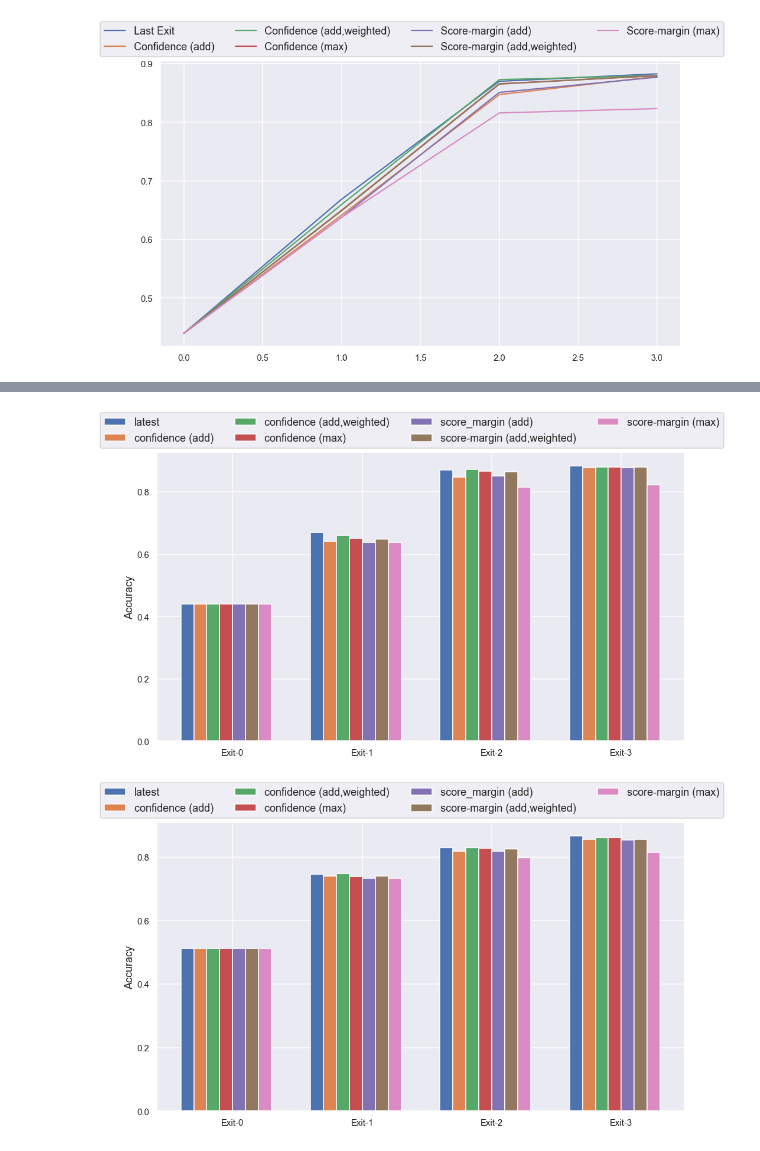
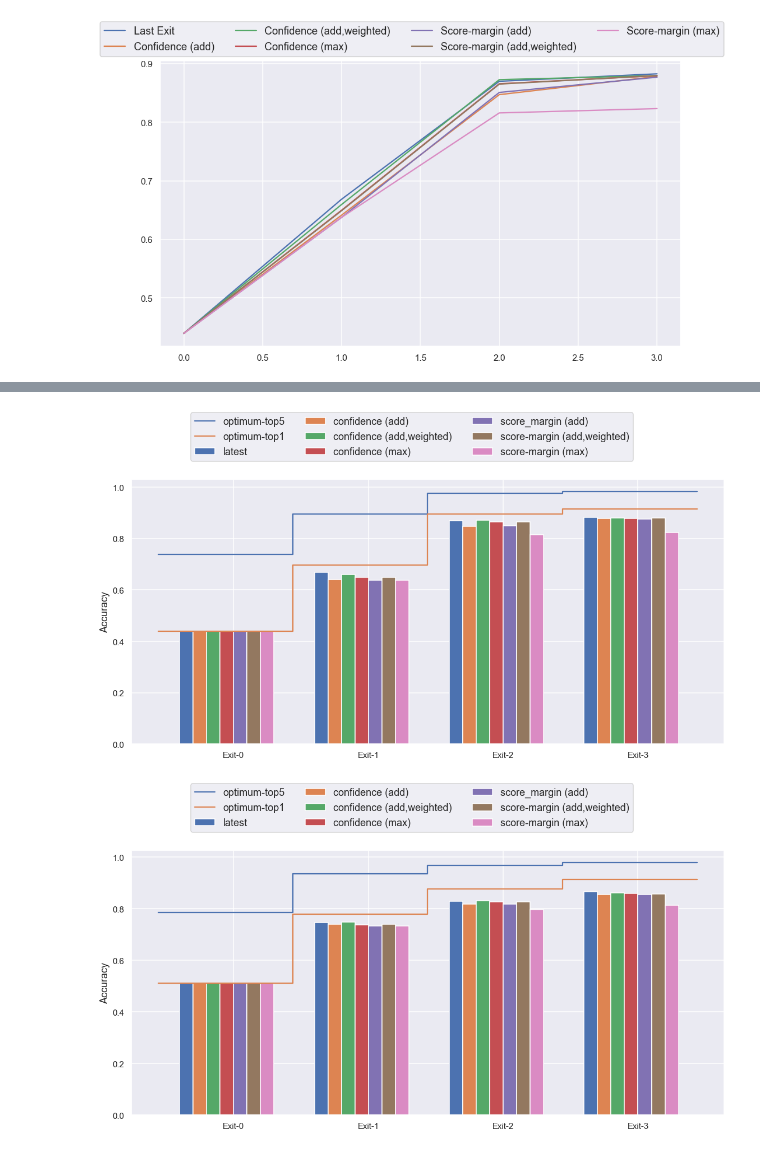
Before and after one commit to AlexKarlsen/thesis-src, a Jupyter notebook: DDNN/edge_test/sandbox.ipynb, the cells around one changed output, grey strips where cells are left out. Drawn from its saved outputs; the diff is of its cells as text; code cells hidden in the pictures.

```diff
--- a/DDNN/edge_test/sandbox.ipynb
+++ b/DDNN/edge_test/sandbox.ipynb
@@ -13,7 +15,7 @@ plt.rcParams.update(params)
 # %%
 results = {
-    'b-resnet' : pd.read_json('../nuc_2_jetson_b-resnet.jsonanalysis.json'),
-    'b-densenet' : pd.read_json('../nuc_2_jetson_b-densenet.jsonanalysis.json')
+    'b-resnet' : pd.read_json('nuc_2_jetson_b-resnet.jsonanalysis.json'),
+    'b-densenet' : pd.read_json('nuc_2_jetson_b-densenet.jsonanalysis.json')
 }
 
 methods = ['latest', 'confidence (add)', 'confidence (add,weighted)', 'confidence (max)',
@@ -152,0 +223,5 @@ for net in lp:
+# %%
+results = {
+    'b-resnet' : pd.read_json('../edge_test/nuc_2_jetson_b-resnet.json'),
+    'b-densenet' : pd.read_json('../edge_test/nuc_2_jetson_b-densenet.json')
+}
@@ -152,0 +240,11 @@ for net in lp:
+# %%
+combined_top5 = {}
+for net in results:
+    one_is_right = np.zeros(4)
+    for _, d in results[net].groupby('sample'):
+        idx = d.index_top5.tolist()
+        for n in range(len(idx),0,-1):
+            if all(i == -1 for i in idx[:n]):
+                one_is_right[n-1] +=1
+    combined_top5[net] = (5000 - one_is_right) / 5000
+combined_top5
@@ -152,0 +254,11 @@ for net in lp:
+# %%
+combined_top1 = {}
+for net in results:
+    one_is_right = np.zeros(4)
+    for _, d in results[net].groupby('sample'):
+        idx = d.index_top5.tolist()
+        for n in range(len(idx),0,-1):
+            if any(i==0 for i in idx[:n]):
+                one_is_right[n-1] += 1
+    combined_top1[net] = one_is_right / 5000
+combined_top1
@@ -153,19 +271,23 @@ for net in lp:
 # %%
 for net in lp:
     fig, axes = plt.subplots(1,1)
+
     x = np.arange(4)
+    axes.step(np.arange(5)-(5+width)*width,np.insert(combined_top5[net],0, combined_top5[net][0]))
+    axes.step(np.arange(5)-(5+width)*width,np.insert(combined_top1[net],0, combined_top1[net][0]))
     width = 0.10
     for index_offset, method in zip(np.arange(-3,4,1), methods):
         axes.bar(x+width*index_offset, lp[net][method], width=width)
 
     axes.set_xticks(x + width / 2)
-    fig.legend(methods, ncol=4,
+    fig.legend(['optimum-top5', 'optimum-top1']+methods, ncol=3,
                loc="upper center", fontsize='medium')
 
     axes.set_xticklabels('Exit-{}'.format(i) for i in x)
     axes.set(ylabel='Accuracy')
-
+    fig.tight_layout()
+    fig.subplots_adjust(top=0.80)
     plt.savefig(net + '_theoretical_score_combinations.png')
 # %% [output]
-[figure, old version]
+[figure, new version]
-[figure, old version]
+[figure, new version]
```
Also changed, not shown: parts of 13 cells of this notebook, 5 other files.
